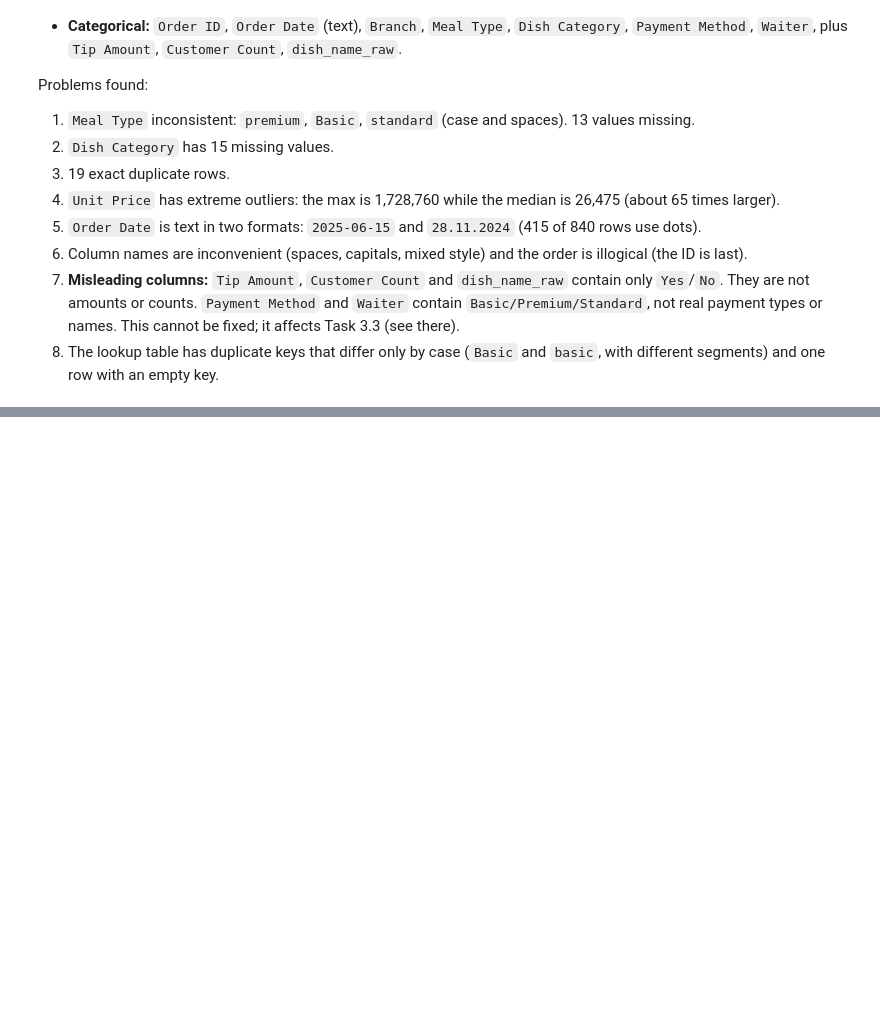
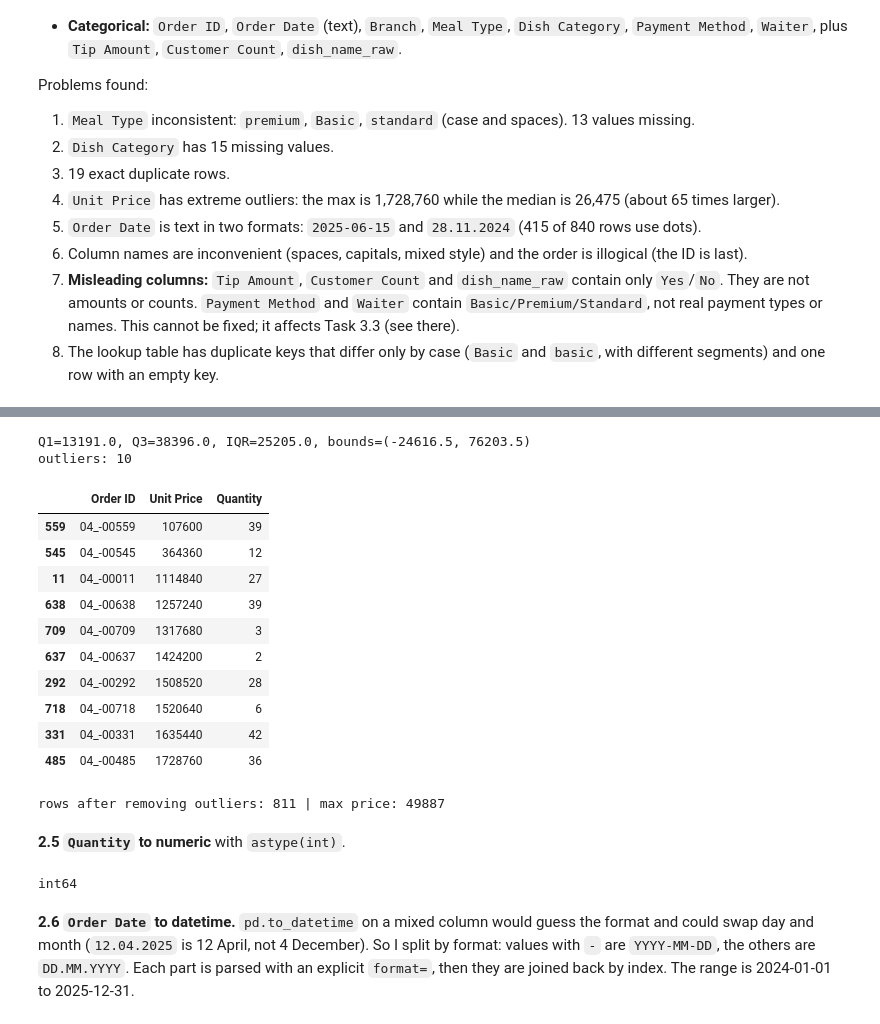
Before and after one commit to zhanybekova121/data-analysis-labs, a Jupyter notebook: midterm/variant_04/Variant_04.ipynb, the cells around one changed output, grey strips where cells are left out. Drawn from its saved outputs; the diff is of its cells as text; code cells hidden in the pictures; blank space fills up the shorter version.

```diff
--- a/midterm/variant_04/Variant_04.ipynb
+++ b/midterm/variant_04/Variant_04.ipynb
@@ -136,0 +143,6 @@ Problems found:
+# %%
+df = raw.copy()
+df["Meal Type"] = df["Meal Type"].fillna("Unknown")
+df["Dish Category"] = df["Dish Category"].fillna("Unknown")
+print(df[["Meal Type", "Dish Category"]].isna().sum().to_dict())
+print((df["Meal Type"] == "Unknown").sum(), (df["Dish Category"] == "Unknown").sum())
@@ -136,0 +154,4 @@ Problems found:
+# %%
+df["Meal Type"] = df["Meal Type"].str.strip().str.title()
+mapping = {"Basic": "basic / ' Basic '", "Premium": "premium / ' Premium '", "Standard": "standard / ' standard ' / ' Standard '"}
+print(df["Meal Type"].value_counts())
@@ -136,0 +167,5 @@ Problems found:
+# %%
+before = len(df)
+df = df.drop_duplicates()
+print("removed:", before - len(df), "| rows now:", len(df))
+print("Order IDs still repeated:", df["Order ID"].duplicated().sum())
@@ -136,0 +177,36 @@ Problems found:
+# %%
+q1, q3 = df["Unit Price"].quantile([0.25, 0.75])
+iqr = q3 - q1
+low, high = q1 - 1.5 * iqr, q3 + 1.5 * iqr
+mask = (df["Unit Price"] < low) | (df["Unit Price"] > high)
+print(f"Q1={q1}, Q3={q3}, IQR={iqr}, bounds=({low}, {high})")
+print("outliers:", mask.sum())
+df.loc[mask, ["Order ID", "Unit Price", "Quantity"]].sort_values("Unit Price")
+# %% [output]
+Q1=13191.0, Q3=38396.0, IQR=25205.0, bounds=(-24616.5, 76203.5)
+outliers: 10
+|  | Order ID | Unit Price | Quantity |
+| 559 | 04_-00559 | 107600 | 39 |
+| 545 | 04_-00545 | 364360 | 12 |
+| 11 | 04_-00011 | 1114840 | 27 |
+| 638 | 04_-00638 | 1257240 | 39 |
+| 709 | 04_-00709 | 1317680 | 3 |
+| 637 | 04_-00637 | 1424200 | 2 |
+| 292 | 04_-00292 | 1508520 | 28 |
+| 718 | 04_-00718 | 1520640 | 6 |
+| 331 | 04_-00331 | 1635440 | 42 |
+| 485 | 04_-00485 | 1728760 | 36 |
+# %%
+df = df[~mask].copy()
+print("rows after removing outliers:", len(df), "| max price:", df["Unit Price"].max())
+# %% [output]
+rows after removing outliers: 811 | max price: 49887
+# %% [markdown]
+**2.5 `Quantity` to numeric** with `astype(int)`.
+# %%
+df["Quantity"] = df["Quantity"].astype(int)
+print(df["Quantity"].dtype)
+# %% [output]
+int64
+# %% [markdown]
+**2.6 `Order Date` to datetime.** `pd.to_datetime` on a mixed column would guess the format and could swap day and month (`12.04.2025` is 12 April, not 4 December). So I split by format: values with `-` are `YYYY-MM-DD`, the others are `DD.MM.YYYY`. Each part is parsed with an explicit `format=`, then they are joined back by index. The range is 2024-01-01 to 2025-12-31.
```
Also changed, not shown: parts of 16 cells of this notebook, 1 other file.
